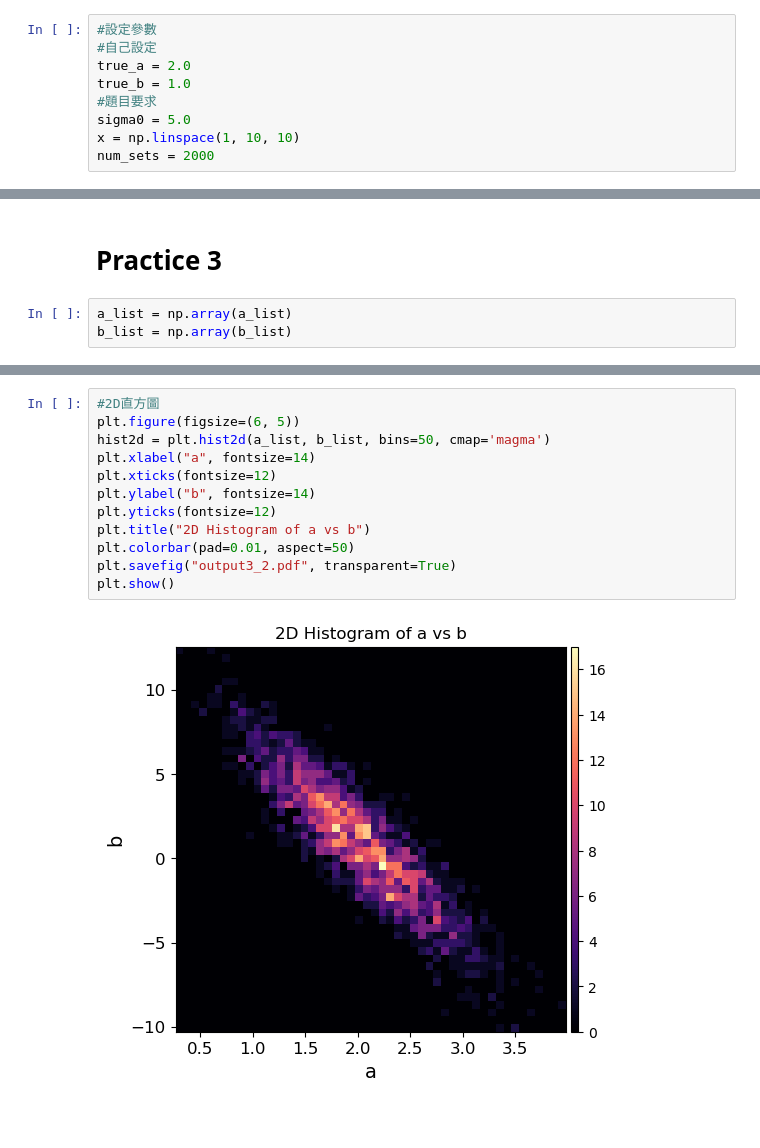
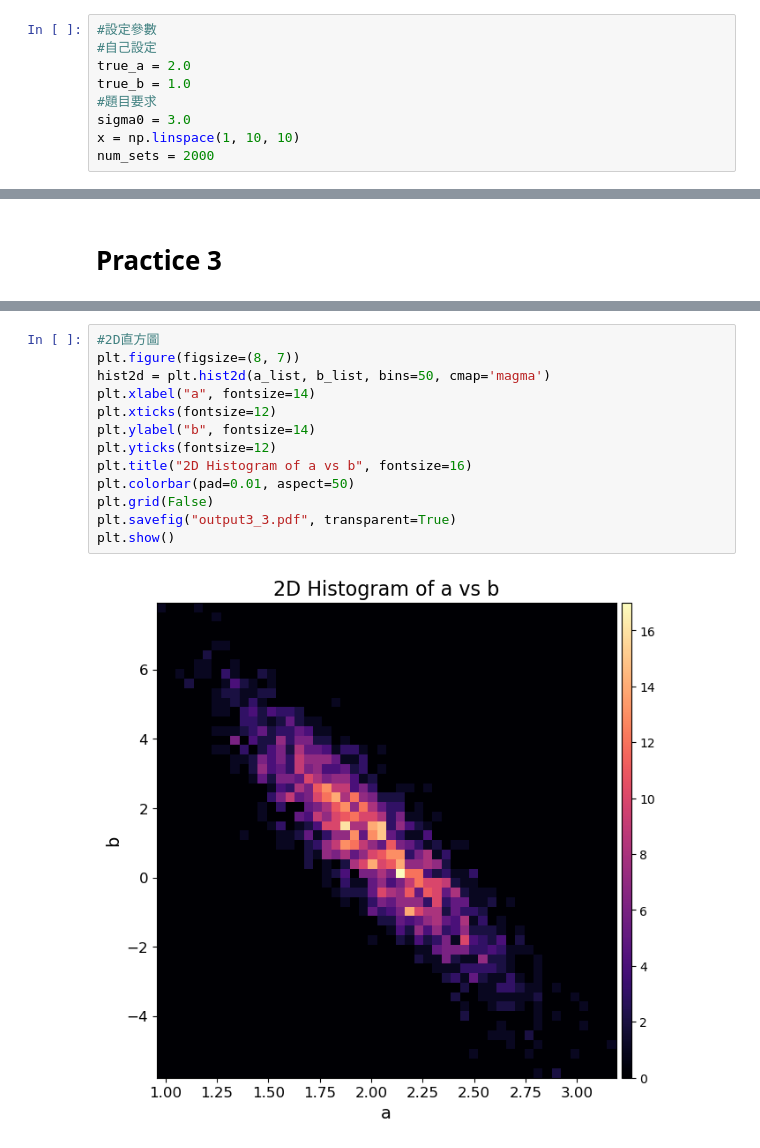
Before and after one commit to hyp0515/exp_phy_ii, a Jupyter notebook: may6/practice_1.ipynb, the cells around one changed output, grey strips where cells are left out. Saved outputs shown, nothing was run; the diff lists cells and outputs as text; blank space fills up the shorter version.

```diff
--- a/may6/practice_1.ipynb
+++ b/may6/practice_1.ipynb
@@ -13,7 +13,7 @@ np.random.seed(42)
 true_a = 2.0
 true_b = 1.0
 #題目要求
-sigma0 = 5.0
+sigma0 = 3.0
 x = np.linspace(1, 10, 10)
 num_sets = 2000
 # %%
@@ -283,8 +327,5 @@ plt.show()
 # %% [markdown]
 # Practice 3
-# %%
-a_list = np.array(a_list)
-b_list = np.array(b_list)
 # %%
 #對每個x值，計算y的平均與標準差
 y_all = np.array(all_data)  #shape = (2000, 10)
@@ -339,17 +398,18 @@ plt.show()
 # %%
 #2D直方圖
-plt.figure(figsize=(6, 5))
+plt.figure(figsize=(8, 7))
 hist2d = plt.hist2d(a_list, b_list, bins=50, cmap='magma')
 plt.xlabel("a", fontsize=14)
 plt.xticks(fontsize=12)
 plt.ylabel("b", fontsize=14)
 plt.yticks(fontsize=12)
-plt.title("2D Histogram of a vs b")
+plt.title("2D Histogram of a vs b", fontsize=16)
 plt.colorbar(pad=0.01, aspect=50)
-plt.savefig("output3_2.pdf", transparent=True)
+plt.grid(False)
+plt.savefig("output3_3.pdf", transparent=True)
 plt.show()
 # %% [output]
-[figure, old version]
+[figure, new version]
 # %%
 import corner
 
```
Also changed, not shown: parts of 18 cells of this notebook, 13 other files.
